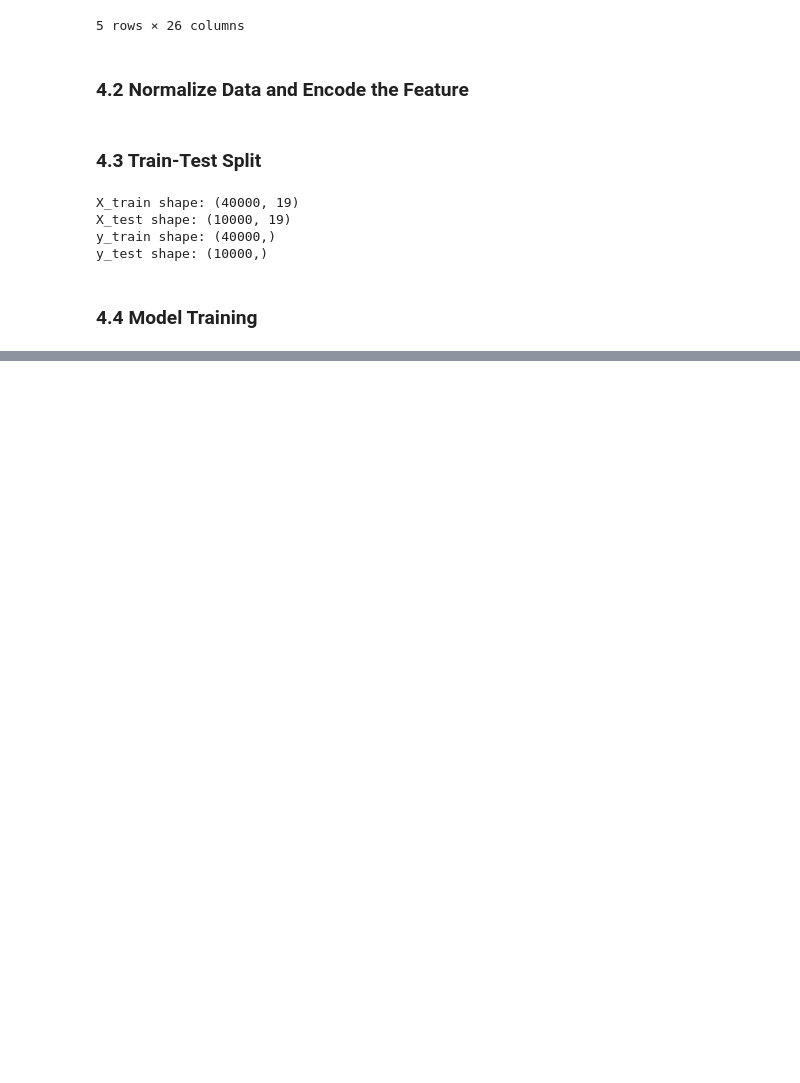
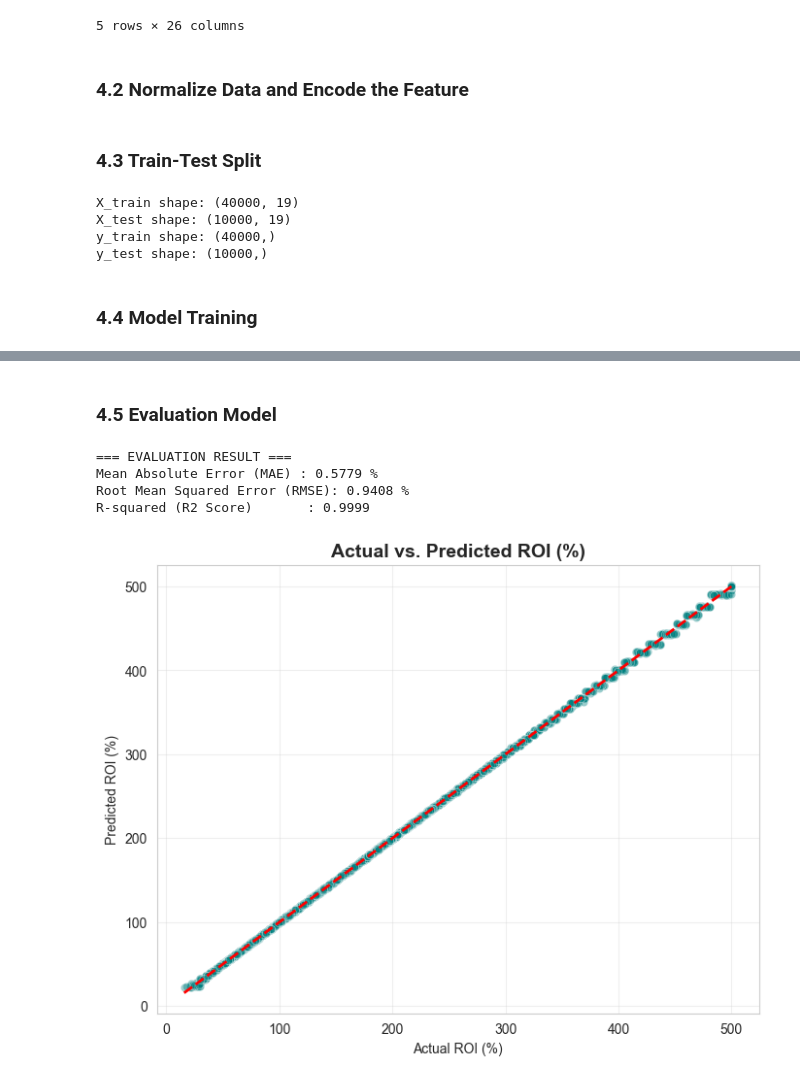
Before and after one commit to fathirrizkifadillah/Worldwide-Robotic-Process-Automation-Database-2026, a Jupyter notebook: main.ipynb, the cells around one changed output, grey strips where cells are left out. Cells and saved outputs as stored; diff of their text form; code cells hidden in the pictures; blank space fills up the shorter version.

Commit message:
Actual vs Predicted

```diff
--- a/main.ipynb
+++ b/main.ipynb
@@ -1748 +1748,37 @@ Training...
 Training Complete.
+# %% [markdown]
+### 4.5 Evaluation Model
+# %%
+y_pred = pipeline.predict(X_test)
+
+mae = mean_absolute_error(y_test, y_pred)
+mse = mean_squared_error(y_test, y_pred)
+rmse = np.sqrt(mse)
+r2 = r2_score(y_test, y_pred)
+
+print("=== EVALUATION RESULT ===")
+print(f"Mean Absolute Error (MAE) : {mae:.4f} %")
+print(f"Root Mean Squared Error (RMSE): {rmse:.4f} %")
+print(f"R-squared (R2 Score)       : {r2:.4f}")
+# %% [output]
+=== EVALUATION RESULT ===
+Mean Absolute Error (MAE) : 0.5779 %
+Root Mean Squared Error (RMSE): 0.9408 %
+R-squared (R2 Score)       : 0.9999
+# %%
+
+plt.figure(figsize=(8, 6))
+
+sns.scatterplot(x=y_test, y=y_pred, alpha=0.4, color='teal')
+plt.plot([y_test.min(), y_test.max()], [y_test.min(), y_test.max()], color='red', lw=2, linestyle='--')
+
+plt.title('Actual vs. Predicted ROI (%)', fontsize=14, fontweight='bold')
+plt.xlabel('Actual ROI (%)')
+plt.ylabel('Predicted ROI (%)')
+plt.grid(True, alpha=0.3)
+
+filepath = os.path.join('img', 'Actual_vs_Predicted.png')
+plt.savefig(filepath, dpi=300, bbox_inches='tight', facecolor='white')
+plt.show()
+# %% [output]
+[figure, added]
```
Also changed, not shown: parts of 2 cells of this notebook, 5 other files.
